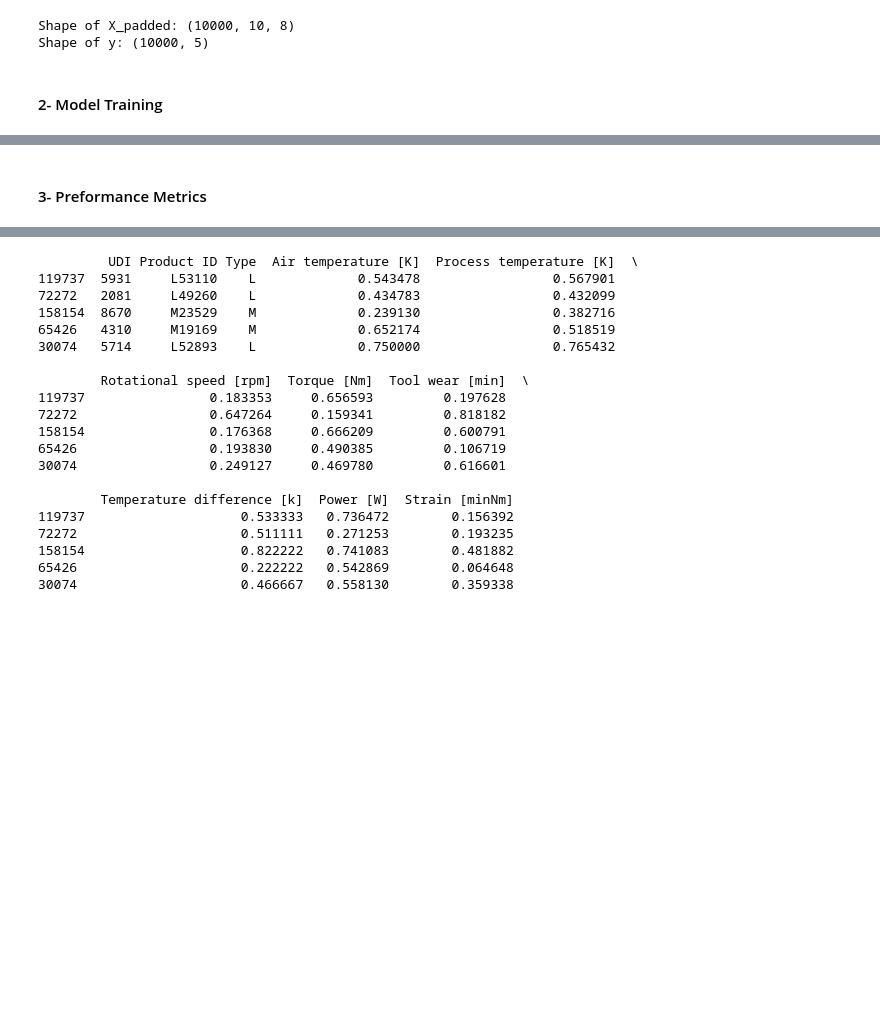
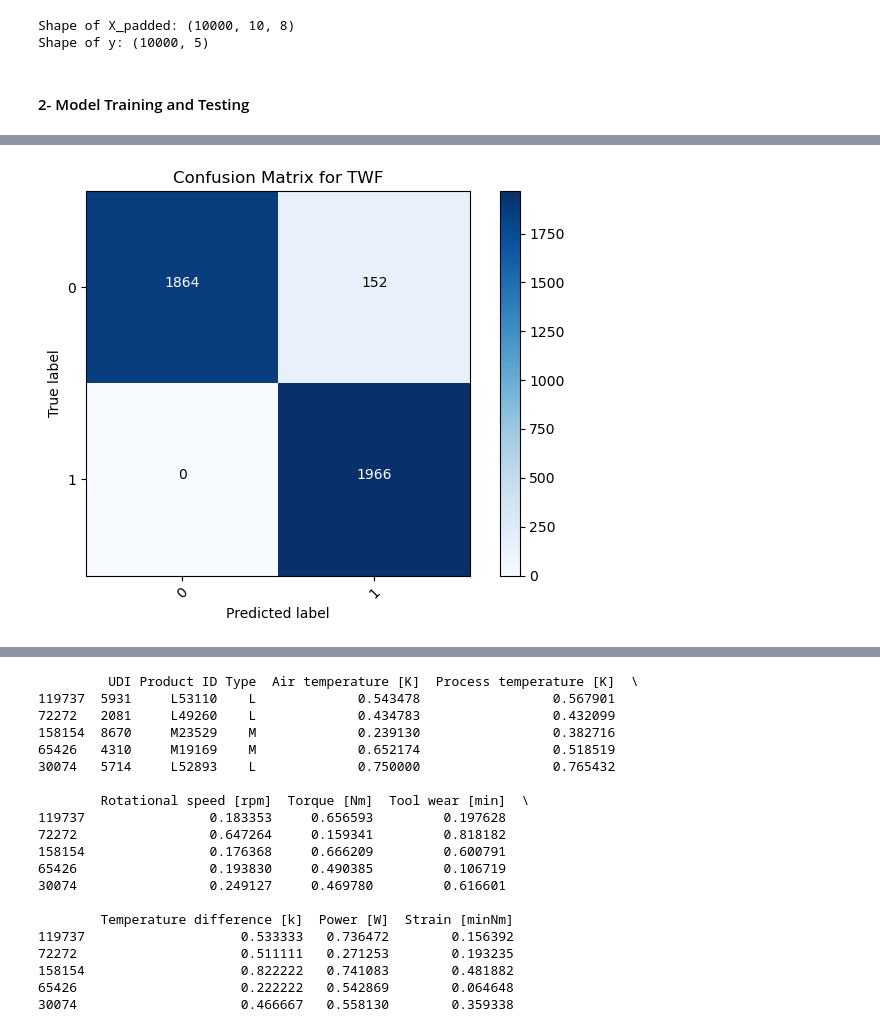
Before and after one commit to ahmadsaaddm/LSTM-SL, a Jupyter notebook: working_lstm.ipynb, the cells around one changed output, grey strips where cells are left out. Drawn from its saved outputs; the diff is of its cells as text; code cells hidden in the pictures; blank space fills up the shorter version.

```diff
--- a/working_lstm.ipynb
+++ b/working_lstm.ipynb
@@ -46,4 +48,4 @@ print(f"Shape of y: {y.shape}")
 Shape of X_padded: (10000, 10, 8)
 Shape of y: (10000, 5)
 # %% [markdown]
-#### 2- Model Training
+#### 2- Model Training and Testing
@@ -50,26 +73,36 @@ Shape of y: (10000, 5)
 # %%
+# Process TWF
+failure_type = 'TWF'
+print(f"Processing failure type: {failure_type}")
+
+smote = SMOTE()
+X_res, y_res = smote.fit_resample(X_padded.reshape(X_padded.shape[0], -1), y[:, 0])
+X_res = X_res.reshape(-1, max_sequence_length, len(feature_cols))
+
+print(f"After SMOTE, class distribution for {failure_type}: {np.bincount(y_res)}")
+
+X_train, X_test, y_train, y_test = train_test_split(X_res, y_res, test_size=0.2, random_state=42)
+
+model = Sequential()
+model.add(LSTM(50, input_shape=(max_sequence_length, len(feature_cols)), return_sequences=True))
+model.add(Dropout(0.2))
+model.add(LSTM(50))
+model.add(Dropout(0.2))
+model.add(Dense(1, activation='sigmoid'))
+
+model.compile(optimizer='adam', loss='binary_crossentropy', metrics=[Recall()])
+model.fit(X_train, y_train, epochs=10, batch_size=32, validation_data=(X_test, y_test))
+
 models = {}
+models[failure_type] = model
 
-# Resample using SMOTE for each failure type separately, assuming binary classification
-for i, failure_type in enumerate(['TWF', 'HDF', 'PWF', 'OSF', 'RNF']):
-    smote = SMOTE()
-    X_res, y_res = smote.fit_resample(X_padded.reshape(X_padded.shape[0], -1), y[:, i])
-    X_res = X_res.reshape(-1, max_sequence_length, len(feature_cols))
+y_pred = (model.predict(X_test) > 0.5).astype(int)
+loss, recall = model.evaluate(X_test, y_test)
+print(f"Recall for {failure_type}: {recall:.2f}")
+cm = confusion_matrix(y_test, y_pred)
+print(f"Confusion Matrix for {failure_type}:\n{cm}")
 
-    X_train, X_test, y_train, y_test = train_test_split(X_res, y_res, test_size=0.2, random_state=42)
-
-    model = Sequential()
-    model.add(LSTM(50, input_shape=(max_sequence_length, len(feature_cols)), return_sequences=True))
-    model.add(Dropout(0.2))
-    model.add(LSTM(50))
-    model.add(Dropout(0.2))
-    model.add(Dense(1, activation='sigmoid'))
-
-    model.compile(optimizer='adam', loss='binary_crossentropy', metrics=[Recall()])
-    model.fit(X_train, y_train, epochs=10, batch_size=32, validation_data=(X_test, y_test))
-
-    models[failure_type] = model
-
-    loss, recall = model.evaluate(X_test, y_test)
-    print(f"Recall for {failure_type}: {recall:.2f}")
+plt.figure()
+plot_confusion_matrix(cm, classes=[0, 1], title=f'Confusion Matrix for {failure_type}')
+plt.show()
 # %% [output]
@@ -93,2 +126 @@ Recall for RNF: 0.98
+[figure, added]
-# %% [markdown]
-#### 3- Preformance Metrics
```
Also changed, not shown: parts of 12 cells of this notebook, 1 other file.
